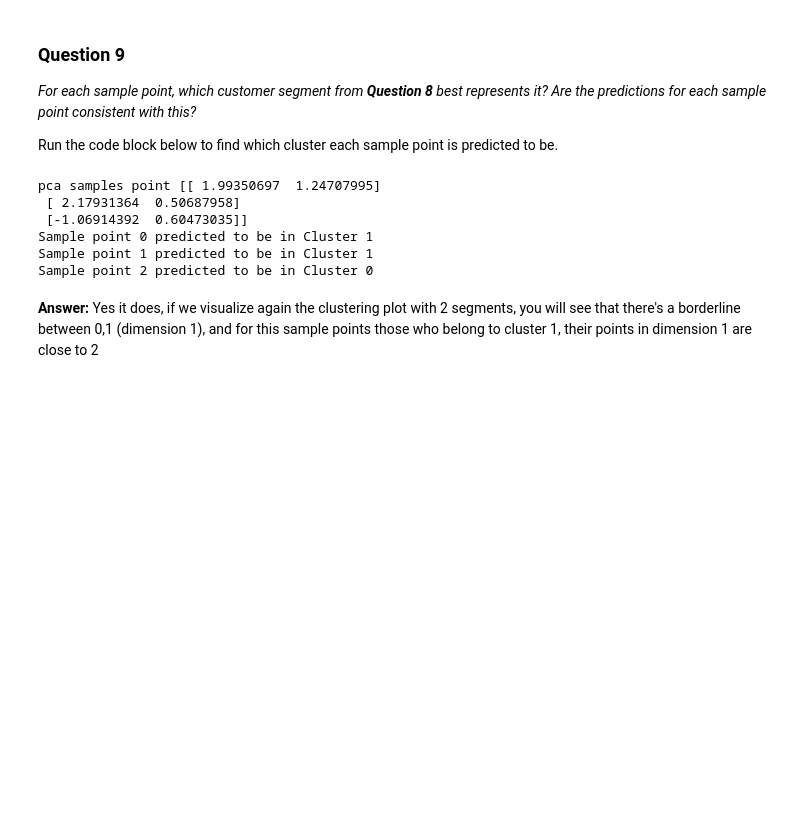
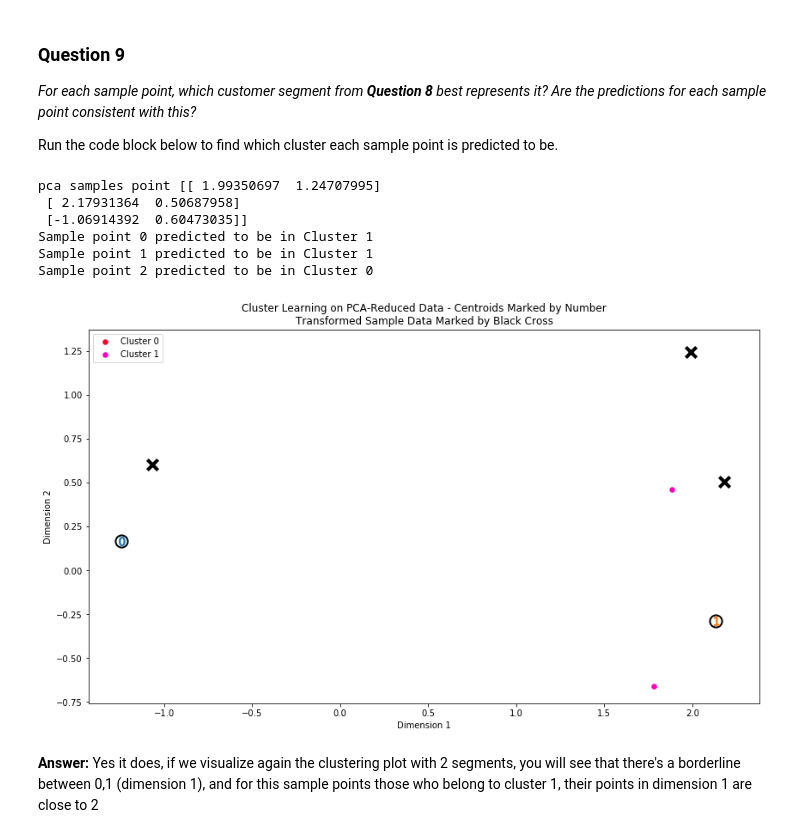
Before and after one commit to JotaSe/MLND, a Jupyter notebook: customer_segments/customer_segments.ipynb, the cells around one changed output. Drawn from its saved outputs; the diff is of its cells as text; code cells hidden in the pictures; blank space fills up the shorter version.

```diff
--- a/customer_segments/customer_segments.ipynb
+++ b/customer_segments/customer_segments.ipynb
@@ -121,8 +121,10 @@ for feature in features:
     X_train, X_test, y_train, y_test = train_test_split(new_data, y_data, test_size=0.25, random_state=42)
 
     # TODO: Create a decision tree regressor and fit it to the training set
-    regressor = DecisionTreeRegressor()
-
+    import random
+    from sklearn.model_selection import GridSearchCV
+    parameters = {'random_state': random.sample(range(1, 100), 5)}
+    regressor = GridSearchCV(DecisionTreeRegressor(), parameters)
     regressor.fit(X_train, y_train)
 
     # TODO: Report the score of the prediction using the testing set
@@ -549,15 +557,18 @@ Run the code block below to find which cluster each sample point is predicted to
 # %%
 # Display the predictions
 print('pca samples point',pca_samples)
 for i, pred in enumerate(sample_preds):
     print("Sample point", i, "predicted to be in Cluster", pred)
+
+vs.cluster_results(reduced_data, sample_preds, centers, pca_samples)
 # %% [output]
 pca samples point [[ 1.99350697  1.24707995]
  [ 2.17931364  0.50687958]
  [-1.06914392  0.60473035]]
 Sample point 0 predicted to be in Cluster 1
 Sample point 1 predicted to be in Cluster 1
 Sample point 2 predicted to be in Cluster 0
+[figure, added]
 # %% [markdown]
 **Answer:** Yes it does, if we visualize again the clustering plot with 2 segments, you will see that there's a borderline between 0,1 (dimension 1), and for this sample points those who belong to cluster 1, their points in dimension 1 are close to 2
 # %% [markdown]
```
Also changed, not shown: parts of 6 cells of this notebook, 1 other file.
